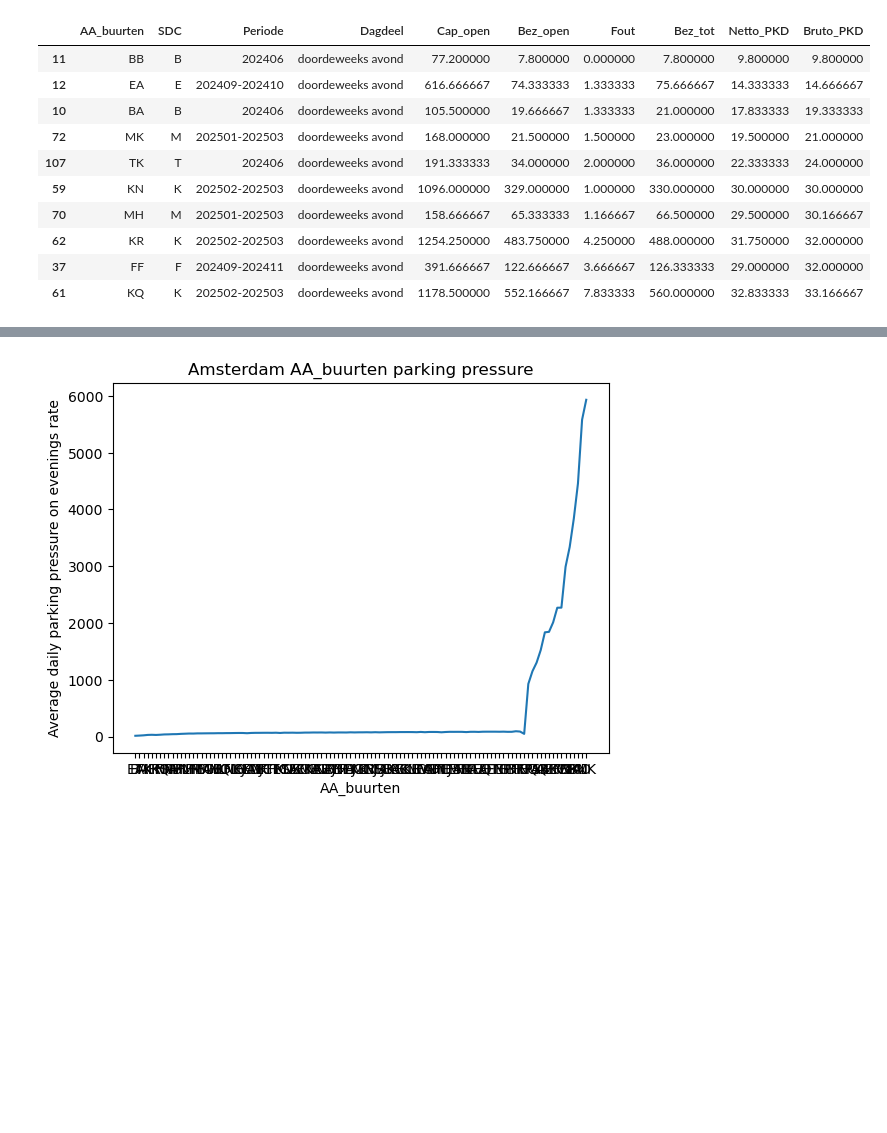
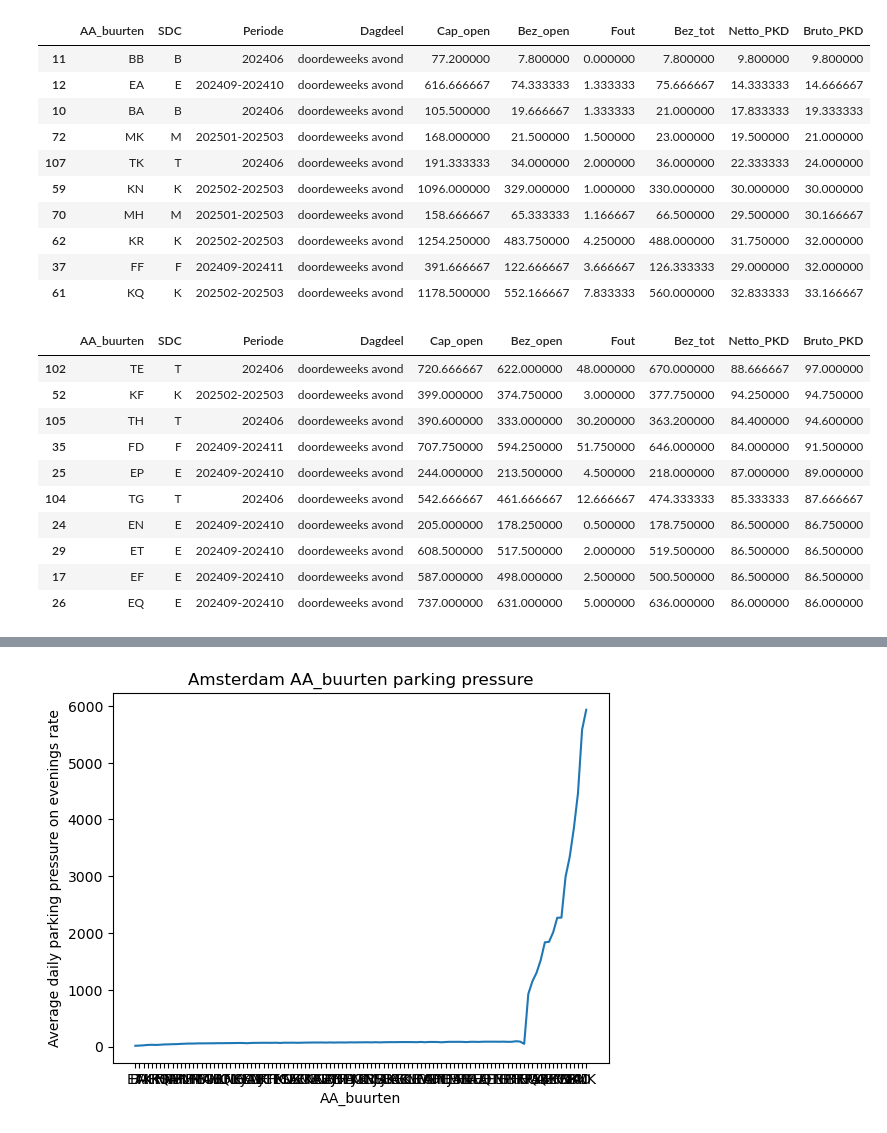
Before and after one commit to bram-villanueva/paper_project, a Jupyter notebook: test.ipynb, the cells around one changed output, grey strips where cells are left out. Saved outputs shown, nothing was run; the diff lists cells and outputs as text; code cells hidden in the pictures; blank space fills up the shorter version.

```diff
--- a/test.ipynb
+++ b/test.ipynb
@@ -119,3 +119,18 @@ df_avg2.head(10)
 | 62 | KR | K | 202502-202503 | doordeweeks avond | 1254.250000 | 483.750000 | 4.250000 | 488.000000 | 31.750000 | 32.000000 |
 | 37 | FF | F | 202409-202411 | doordeweeks avond | 391.666667 | 122.666667 | 3.666667 | 126.333333 | 29.000000 | 32.000000 |
 | 61 | KQ | K | 202502-202503 | doordeweeks avond | 1178.500000 | 552.166667 | 7.833333 | 560.000000 | 32.833333 | 33.166667 |
+# %%
+df_avg2 = df_avg2.sort_values(by=["Bruto_PKD", "Fout"], ascending=[False, True])
+df_avg2.head(10)
+# %% [output]
+|  | AA_buurten | SDC | Periode | Dagdeel | Cap_open | Bez_open | Fout | Bez_tot | Netto_PKD | Bruto_PKD |
+| 102 | TE | T | 202406 | doordeweeks avond | 720.666667 | 622.000000 | 48.000000 | 670.000000 | 88.666667 | 97.000000 |
+| 52 | KF | K | 202502-202503 | doordeweeks avond | 399.000000 | 374.750000 | 3.000000 | 377.750000 | 94.250000 | 94.750000 |
+| 105 | TH | T | 202406 | doordeweeks avond | 390.600000 | 333.000000 | 30.200000 | 363.200000 | 84.400000 | 94.600000 |
+| 35 | FD | F | 202409-202411 | doordeweeks avond | 707.750000 | 594.250000 | 51.750000 | 646.000000 | 84.000000 | 91.500000 |
+| 25 | EP | E | 202409-202410 | doordeweeks avond | 244.000000 | 213.500000 | 4.500000 | 218.000000 | 87.000000 | 89.000000 |
+| 104 | TG | T | 202406 | doordeweeks avond | 542.666667 | 461.666667 | 12.666667 | 474.333333 | 85.333333 | 87.666667 |
+| 24 | EN | E | 202409-202410 | doordeweeks avond | 205.000000 | 178.250000 | 0.500000 | 178.750000 | 86.500000 | 86.750000 |
+| 29 | ET | E | 202409-202410 | doordeweeks avond | 608.500000 | 517.500000 | 2.000000 | 519.500000 | 86.500000 | 86.500000 |
+| 17 | EF | E | 202409-202410 | doordeweeks avond | 587.000000 | 498.000000 | 2.500000 | 500.500000 | 86.500000 | 86.500000 |
+| 26 | EQ | E | 202409-202410 | doordeweeks avond | 737.000000 | 631.000000 | 5.000000 | 636.000000 | 86.000000 | 86.000000 |
```
Also changed, not shown: parts of 1 cell of this notebook.
